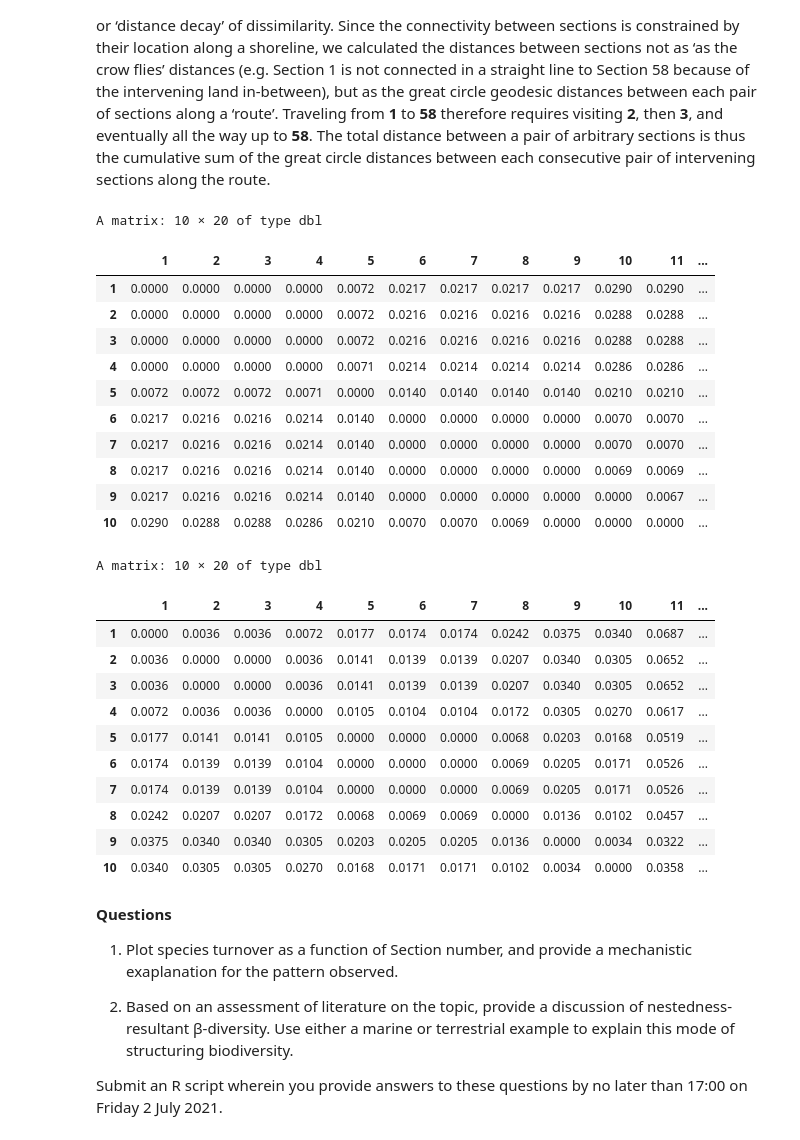
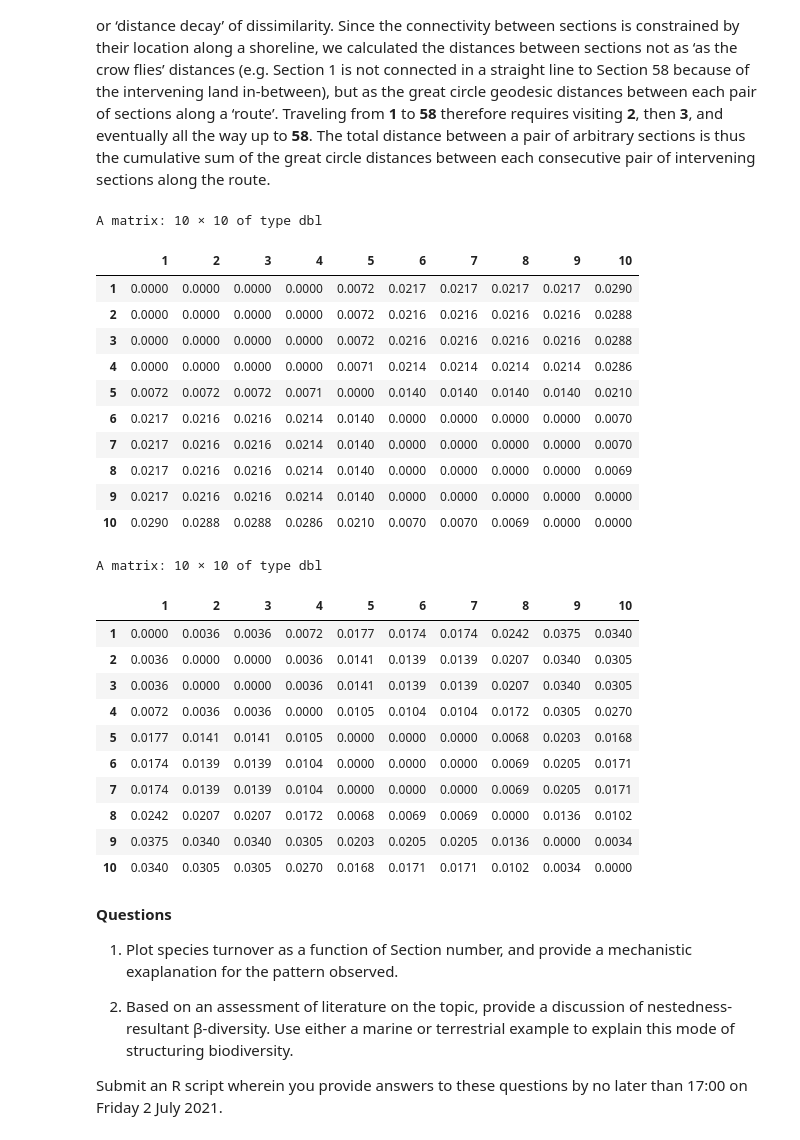
Before and after one commit to ajsmit/Quantitative_Ecology, a Jupyter notebook: jupyter_lab/beta_diversity.ipynb, the cells around one changed output. Saved outputs shown, nothing was run; the diff lists cells and outputs as text; code cells hidden in the pictures.

```diff
--- a/jupyter_lab/beta_diversity.ipynb
+++ b/jupyter_lab/beta_diversity.ipynb
@@ -306,35 +295,35 @@ Y1 <- as.matrix(Y.pair$beta.sim)
 # Let Y2 be the nestedness-resultant component (beta-sne):
 Y2 <- as.matrix(Y.pair$beta.sne)
 # %%
-round(Y1[1:10, 1:20], 4)
+round(Y1[1:10, 1:10], 4)
 # %% [output]
-A matrix: 10 × 20 of type dbl
+A matrix: 10 × 10 of type dbl
-|  | 1 | 2 | 3 | 4 | 5 | 6 | 7 | 8 | 9 | 10 | 11 | ... |
-| 1 | 0.0000 | 0.0000 | 0.0000 | 0.0000 | 0.0072 | 0.0217 | 0.0217 | 0.0217 | 0.0217 | 0.0290 | 0.0290 | ... |
-| 2 | 0.0000 | 0.0000 | 0.0000 | 0.0000 | 0.0072 | 0.0216 | 0.0216 | 0.0216 | 0.0216 | 0.0288 | 0.0288 | ... |
-| 3 | 0.0000 | 0.0000 | 0.0000 | 0.0000 | 0.0072 | 0.0216 | 0.0216 | 0.0216 | 0.0216 | 0.0288 | 0.0288 | ... |
-| 4 | 0.0000 | 0.0000 | 0.0000 | 0.0000 | 0.0071 | 0.0214 | 0.0214 | 0.0214 | 0.0214 | 0.0286 | 0.0286 | ... |
-| 5 | 0.0072 | 0.0072 | 0.0072 | 0.0071 | 0.0000 | 0.0140 | 0.0140 | 0.0140 | 0.0140 | 0.0210 | 0.0210 | ... |
-| 6 | 0.0217 | 0.0216 | 0.0216 | 0.0214 | 0.0140 | 0.0000 | 0.0000 | 0.0000 | 0.0000 | 0.0070 | 0.0070 | ... |
-| 7 | 0.0217 | 0.0216 | 0.0216 | 0.0214 | 0.0140 | 0.0000 | 0.0000 | 0.0000 | 0.0000 | 0.0070 | 0.0070 | ... |
-| 8 | 0.0217 | 0.0216 | 0.0216 | 0.0214 | 0.0140 | 0.0000 | 0.0000 | 0.0000 | 0.0000 | 0.0069 | 0.0069 | ... |
-| 9 | 0.0217 | 0.0216 | 0.0216 | 0.0214 | 0.0140 | 0.0000 | 0.0000 | 0.0000 | 0.0000 | 0.0000 | 0.0067 | ... |
-| 10 | 0.0290 | 0.0288 | 0.0288 | 0.0286 | 0.0210 | 0.0070 | 0.0070 | 0.0069 | 0.0000 | 0.0000 | 0.0000 | ... |
+|  | 1 | 2 | 3 | 4 | 5 | 6 | 7 | 8 | 9 | 10 |
+| 1 | 0.0000 | 0.0000 | 0.0000 | 0.0000 | 0.0072 | 0.0217 | 0.0217 | 0.0217 | 0.0217 | 0.0290 |
+| 2 | 0.0000 | 0.0000 | 0.0000 | 0.0000 | 0.0072 | 0.0216 | 0.0216 | 0.0216 | 0.0216 | 0.0288 |
+| 3 | 0.0000 | 0.0000 | 0.0000 | 0.0000 | 0.0072 | 0.0216 | 0.0216 | 0.0216 | 0.0216 | 0.0288 |
+| 4 | 0.0000 | 0.0000 | 0.0000 | 0.0000 | 0.0071 | 0.0214 | 0.0214 | 0.0214 | 0.0214 | 0.0286 |
+| 5 | 0.0072 | 0.0072 | 0.0072 | 0.0071 | 0.0000 | 0.0140 | 0.0140 | 0.0140 | 0.0140 | 0.0210 |
+| 6 | 0.0217 | 0.0216 | 0.0216 | 0.0214 | 0.0140 | 0.0000 | 0.0000 | 0.0000 | 0.0000 | 0.0070 |
+| 7 | 0.0217 | 0.0216 | 0.0216 | 0.0214 | 0.0140 | 0.0000 | 0.0000 | 0.0000 | 0.0000 | 0.0070 |
+| 8 | 0.0217 | 0.0216 | 0.0216 | 0.0214 | 0.0140 | 0.0000 | 0.0000 | 0.0000 | 0.0000 | 0.0069 |
+| 9 | 0.0217 | 0.0216 | 0.0216 | 0.0214 | 0.0140 | 0.0000 | 0.0000 | 0.0000 | 0.0000 | 0.0000 |
+| 10 | 0.0290 | 0.0288 | 0.0288 | 0.0286 | 0.0210 | 0.0070 | 0.0070 | 0.0069 | 0.0000 | 0.0000 |
 # %%
-round(Y2[1:10, 1:20], 4)
+round(Y2[1:10, 1:10], 4)
 # %% [output]
-A matrix: 10 × 20 of type dbl
+A matrix: 10 × 10 of type dbl
-|  | 1 | 2 | 3 | 4 | 5 | 6 | 7 | 8 | 9 | 10 | 11 | ... |
-| 1 | 0.0000 | 0.0036 | 0.0036 | 0.0072 | 0.0177 | 0.0174 | 0.0174 | 0.0242 | 0.0375 | 0.0340 | 0.0687 | ... |
-| 2 | 0.0036 | 0.0000 | 0.0000 | 0.0036 | 0.0141 | 0.0139 | 0.0139 | 0.0207 | 0.0340 | 0.0305 | 0.0652 | ... |
-| 3 | 0.0036 | 0.0000 | 0.0000 | 0.0036 | 0.0141 | 0.0139 | 0.0139 | 0.0207 | 0.0340 | 0.0305 | 0.0652 | ... |
-| 4 | 0.0072 | 0.0036 | 0.0036 | 0.0000 | 0.0105 | 0.0104 | 0.0104 | 0.0172 | 0.0305 | 0.0270 | 0.0617 | ... |
-| 5 | 0.0177 | 0.0141 | 0.0141 | 0.0105 | 0.0000 | 0.0000 | 0.0000 | 0.0068 | 0.0203 | 0.0168 | 0.0519 | ... |
-| 6 | 0.0174 | 0.0139 | 0.0139 | 0.0104 | 0.0000 | 0.0000 | 0.0000 | 0.0069 | 0.0205 | 0.0171 | 0.0526 | ... |
-| 7 | 0.0174 | 0.0139 | 0.0139 | 0.0104 | 0.0000 | 0.0000 | 0.0000 | 0.0069 | 0.0205 | 0.0171 | 0.0526 | ... |
-| 8 | 0.0242 | 0.0207 | 0.0207 | 0.0172 | 0.0068 | 0.0069 | 0.0069 | 0.0000 | 0.0136 | 0.0102 | 0.0457 | ... |
-| 9 | 0.0375 | 0.0340 | 0.0340 | 0.0305 | 0.0203 | 0.0205 | 0.0205 | 0.0136 | 0.0000 | 0.0034 | 0.0322 | ... |
-| 10 | 0.0340 | 0.0305 | 0.0305 | 0.0270 | 0.0168 | 0.0171 | 0.0171 | 0.0102 | 0.0034 | 0.0000 | 0.0358 | ... |
+|  | 1 | 2 | 3 | 4 | 5 | 6 | 7 | 8 | 9 | 10 |
+| 1 | 0.0000 | 0.0036 | 0.0036 | 0.0072 | 0.0177 | 0.0174 | 0.0174 | 0.0242 | 0.0375 | 0.0340 |
+| 2 | 0.0036 | 0.0000 | 0.0000 | 0.0036 | 0.0141 | 0.0139 | 0.0139 | 0.0207 | 0.0340 | 0.0305 |
+| 3 | 0.0036 | 0.0000 | 0.0000 | 0.0036 | 0.0141 | 0.0139 | 0.0139 | 0.0207 | 0.0340 | 0.0305 |
+| 4 | 0.0072 | 0.0036 | 0.0036 | 0.0000 | 0.0105 | 0.0104 | 0.0104 | 0.0172 | 0.0305 | 0.0270 |
+| 5 | 0.0177 | 0.0141 | 0.0141 | 0.0105 | 0.0000 | 0.0000 | 0.0000 | 0.0068 | 0.0203 | 0.0168 |
+| 6 | 0.0174 | 0.0139 | 0.0139 | 0.0104 | 0.0000 | 0.0000 | 0.0000 | 0.0069 | 0.0205 | 0.0171 |
+| 7 | 0.0174 | 0.0139 | 0.0139 | 0.0104 | 0.0000 | 0.0000 | 0.0000 | 0.0069 | 0.0205 | 0.0171 |
+| 8 | 0.0242 | 0.0207 | 0.0207 | 0.0172 | 0.0068 | 0.0069 | 0.0069 | 0.0000 | 0.0136 | 0.0102 |
+| 9 | 0.0375 | 0.0340 | 0.0340 | 0.0305 | 0.0203 | 0.0205 | 0.0205 | 0.0136 | 0.0000 | 0.0034 |
+| 10 | 0.0340 | 0.0305 | 0.0305 | 0.0270 | 0.0168 | 0.0171 | 0.0171 | 0.0102 | 0.0034 | 0.0000 |
 # %% [markdown]
 **Questions**
 
```
Also changed, not shown: parts of 2 cells of this notebook, 1 other file.
